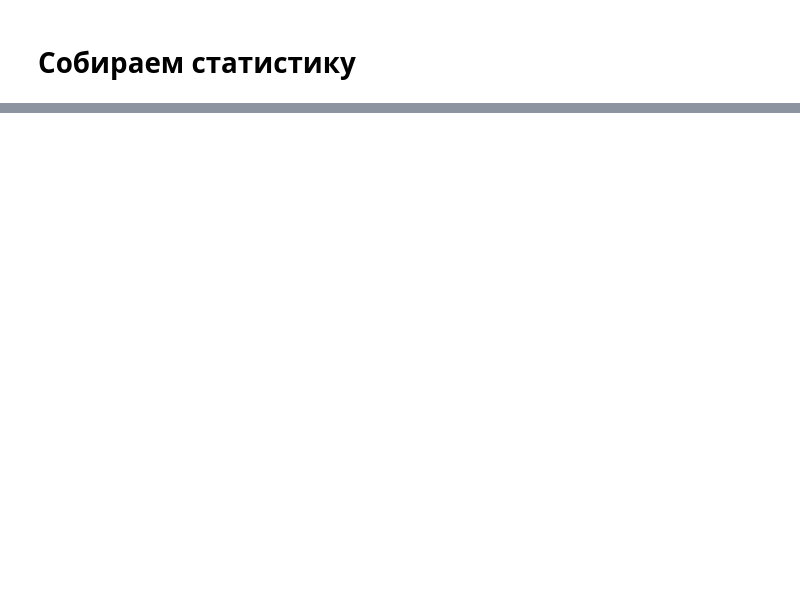
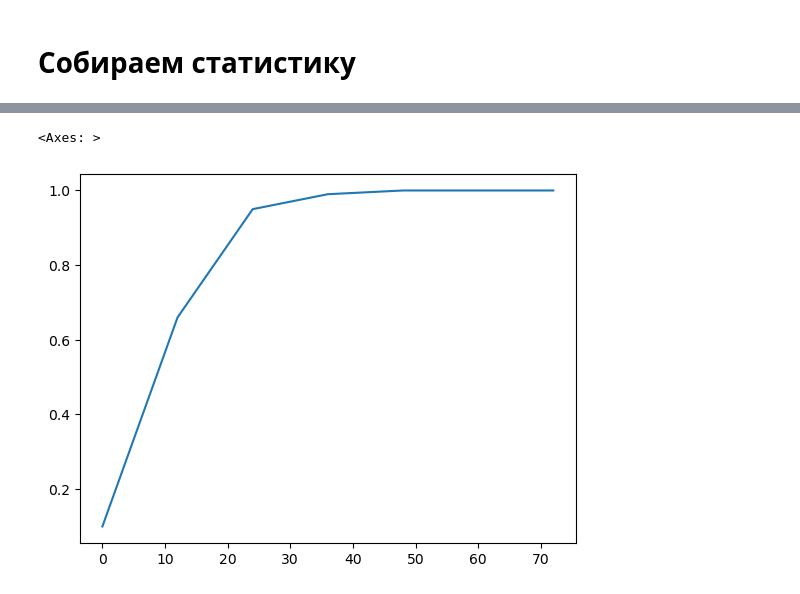
Before and after one commit to ATer-Oganisyan/prof-hw-1, a Jupyter notebook: prof-hw-4.ipynb, the cells around one changed output, grey strips where cells are left out. Saved outputs shown, nothing was run; the diff lists cells and outputs as text; code cells hidden in the pictures; blank space fills up the shorter version.

```diff
--- a/prof-hw-4.ipynb
+++ b/prof-hw-4.ipynb
@@ -250,0 +278,6 @@ UnboundLocalError: cannot access local variable 'infected_point' where it is not
+# %%
+data = avg_infected_points.get(0.5)
+sb.lineplot(data)
+# %% [output]
+<Axes: >
+[figure, added]
```
Also changed, not shown: parts of 10 cells of this notebook.
